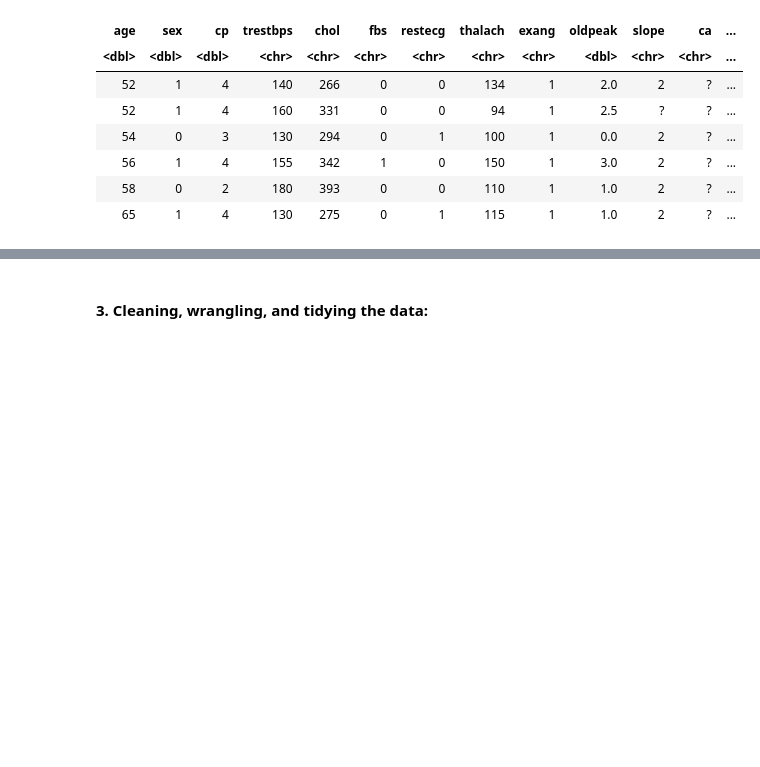
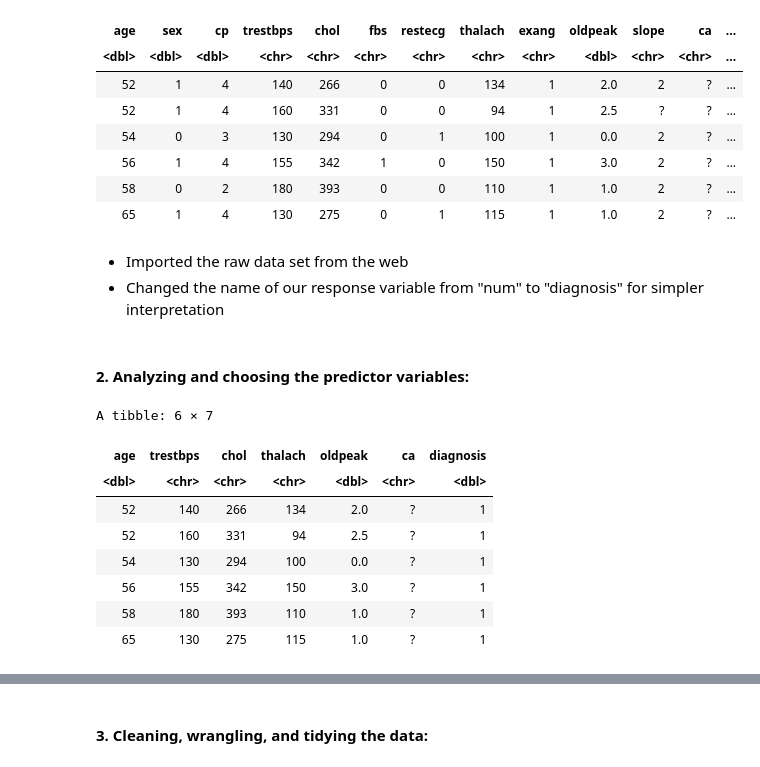
Before and after one commit to Tommy-Hu/dsci_100_heart_disease_project, a Jupyter notebook: Final Report.ipynb, the cells around one changed output, grey strips where cells are left out. Cells and saved outputs as stored; diff of their text form; code cells hidden in the pictures; blank space fills up the shorter version.

```diff
--- a/Final Report.ipynb
+++ b/Final Report.ipynb
@@ -73,4 +73,23 @@ A tibble: 6 × 14
 | 56 | 1 | 4 | 155 | 342 | 1 | 0 | 150 | 1 | 3.0 | 2 | ? | ... |
 | 58 | 0 | 2 | 180 | 393 | 0 | 0 | 110 | 1 | 1.0 | 2 | ? | ... |
 | 65 | 1 | 4 | 130 | 275 | 0 | 1 | 115 | 1 | 1.0 | 2 | ? | ... |
+# %% [markdown]
+- Imported the raw data set from the web
+- Changed the name of our response variable from "num" to "diagnosis" for simpler interpretation
+# %% [markdown]
+<h4>2. Analyzing and choosing the predictor variables:</h4>
+# %%
+new_data_frame <- data|>
+                select(-slope, -cp, -thal, -sex, -fbs, -restecg, -exang)
+tail(new_data_frame)
+# %% [output]
+A tibble: 6 × 7
+| age | trestbps | chol | thalach | oldpeak | ca | diagnosis |
+| <dbl> | <chr> | <chr> | <chr> | <dbl> | <chr> | <dbl> |
+| 52 | 140 | 266 | 134 | 2.0 | ? | 1 |
+| 52 | 160 | 331 | 94 | 2.5 | ? | 1 |
+| 54 | 130 | 294 | 100 | 0.0 | ? | 1 |
+| 56 | 155 | 342 | 150 | 3.0 | ? | 1 |
+| 58 | 180 | 393 | 110 | 1.0 | ? | 1 |
+| 65 | 130 | 275 | 115 | 1.0 | ? | 1 |
 # %% [markdown]
```
Also changed, not shown: parts of 4 cells of this notebook.
